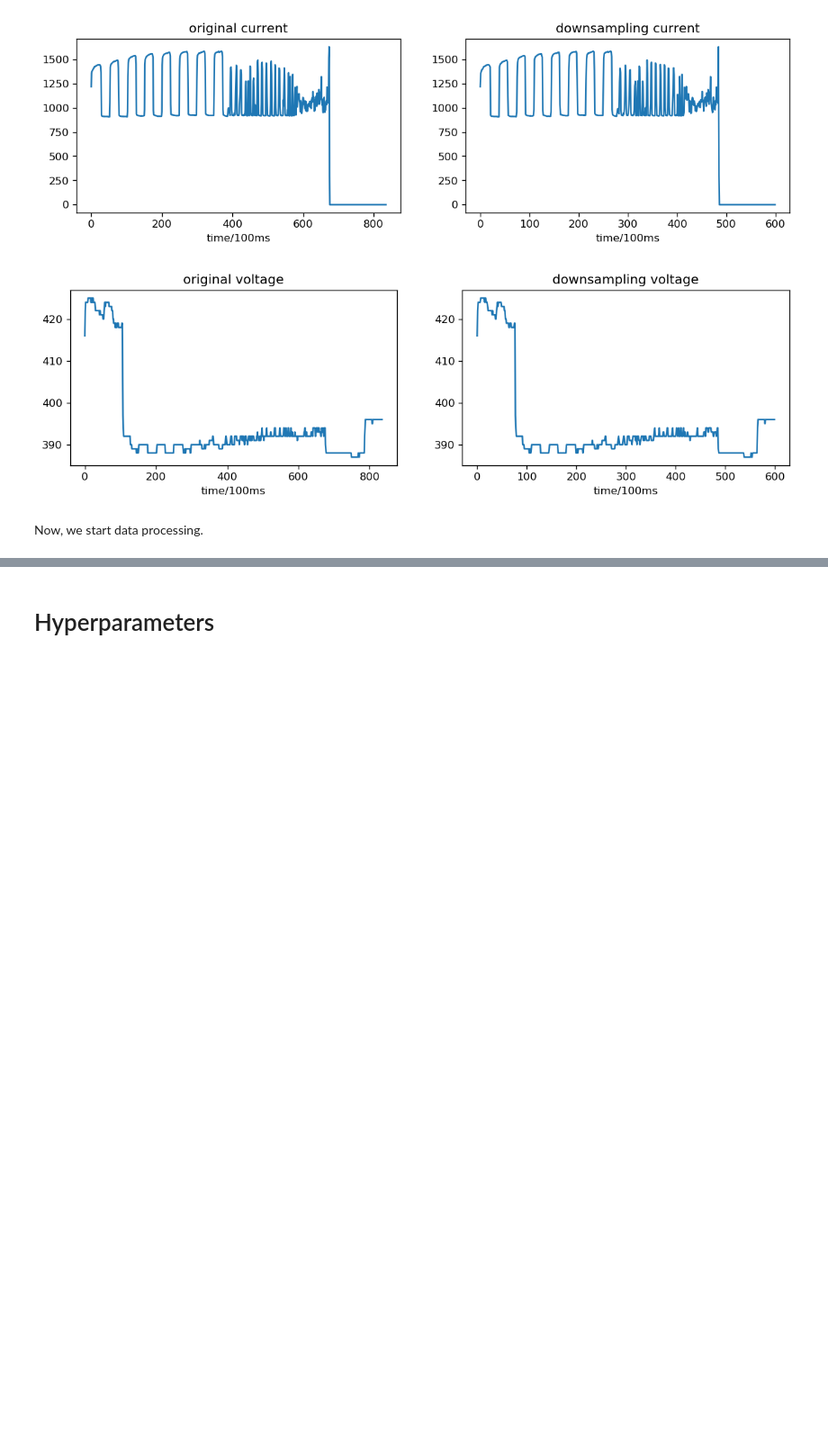
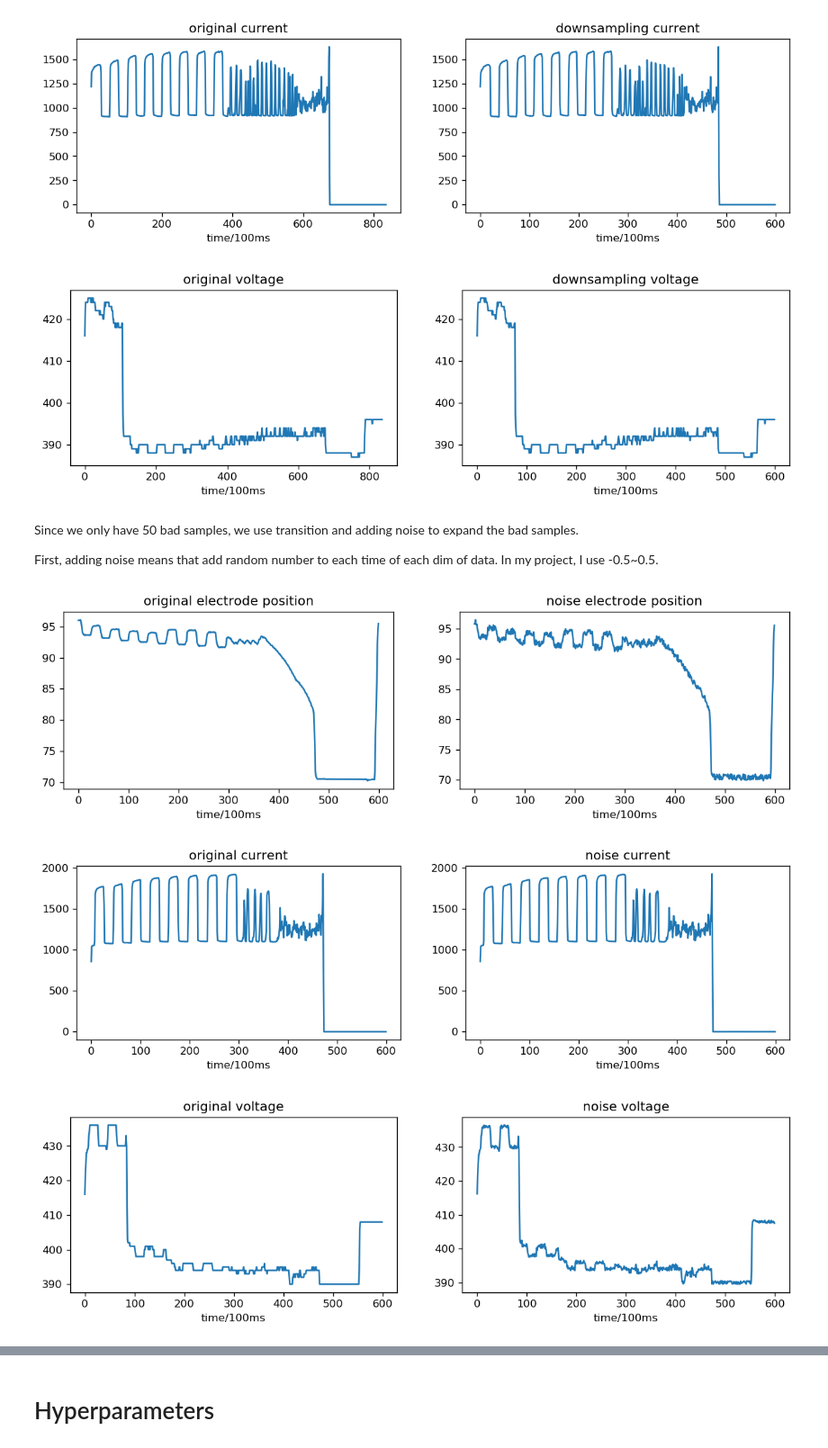
Before and after one commit to wzx140/welding_prediction, a Jupyter notebook: demo.ipynb, the cells around one changed output, grey strips where cells are left out. Shown: that part at 90% size. Cells and saved outputs as stored; diff of their text form; code cells hidden in the pictures; blank space fills up the shorter version.

Commit message:
complete add noise and transitition

```diff
--- a/demo.ipynb
+++ b/demo.ipynb
@@ -72,5 +73,3 @@ plt.show()
 [figure]
 [figure]
 [figure]
-# %% [markdown]
-Now, we start data processing.
@@ -87,0 +76,43 @@ train_x, train_y, test_x, test_y = util.shuffle_data(data, num_good, num_bad, 0.
+# %% [markdown]
+Since we only have 50 bad samples, we use transition and adding noise to expand the bad samples.
+
+First, adding noise means that add random number to each time of each dim of data. In my project, I use -0.5~0.5.
+# %%
+data, length = util.resample(data, 600)
+data = util.reshape(data, length)
+data_noise = util.add_noise(data[-1:], 1, 1)
+plt.figure(figsize=(12, 3), dpi= 120)
+plt.subplot(121)
+plt.title('original electrode position')
+plt.xlabel('time/100ms')
+plt.plot(data[-1][:, 0])
+plt.subplot(122)
+plt.title('noise electrode position')
+plt.xlabel('time/100ms')
+plt.plot(data_noise[0][:, 0])
+
+plt.figure(figsize=(12, 3), dpi= 120)
+plt.subplot(121)
+plt.title('original current')
+plt.xlabel('time/100ms')
+plt.plot(data[-1][:, 1])
+plt.subplot(122)
+plt.title('noise current')
+plt.xlabel('time/100ms')
+plt.plot(data_noise[0][:, 1])
+
+plt.figure(figsize=(12, 3), dpi= 120)
+plt.subplot(121)
+plt.title('original voltage')
+plt.xlabel('time/100ms')
+plt.plot(data[-1][:, 2])
+plt.subplot(122)
+plt.title('noise voltage')
+plt.xlabel('time/100ms')
+plt.plot(data_noise[0][:, 2])
+
+plt.show()
+# %% [output]
+[figure, added]
+[figure, added]
+[figure, added]
```
Also changed, not shown: parts of 10 cells of this notebook, 4 other files.
